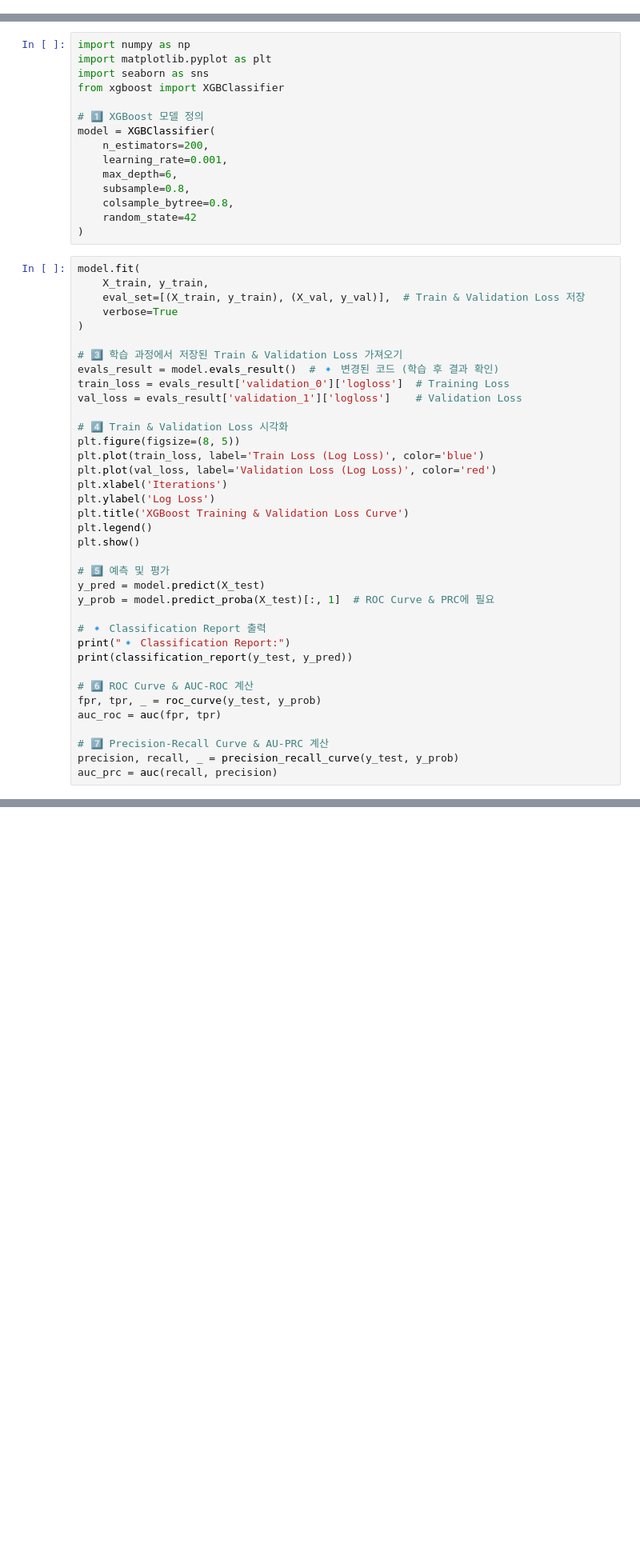
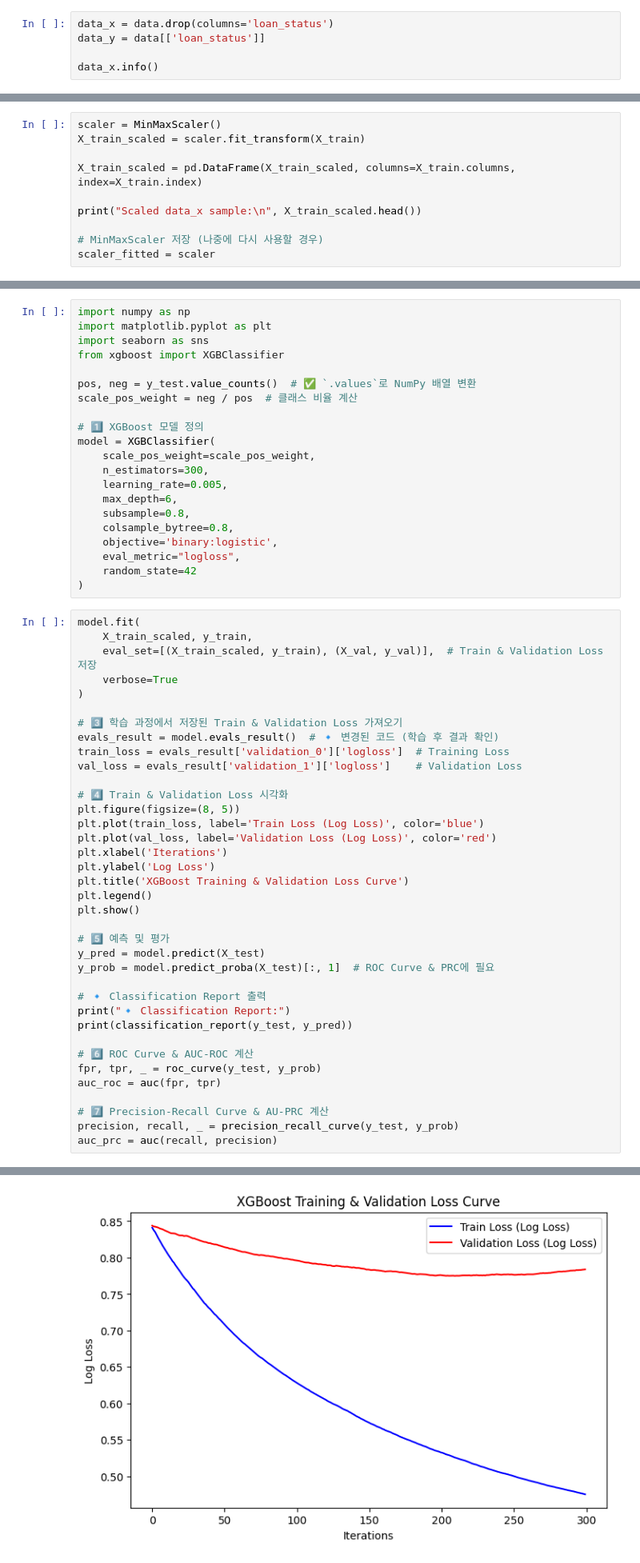
Before and after one commit to Seungminin/Data_Analysis_lending-club, a Jupyter notebook: Data_augmentation_SMOTENC.ipynb, the cells around one changed output, grey strips where cells are left out. Shown at 80% size. Drawn from its saved outputs; the diff is of its cells as text; blank space fills up the shorter version.

```diff
--- a/Data_augmentation_SMOTENC.ipynb
+++ b/Data_augmentation_SMOTENC.ipynb
@@ -84,0 +91,5 @@ The target feature : Index(['loan_status'], dtype='object')
+# %%
+data_x = data.drop(columns='loan_status')
+data_y = data[['loan_status']]
+
+data_x.info()
@@ -179,0 +454,10 @@ print(f"Test size: {X_test.shape[0]} samples ({X_test.shape[0]/len(augmentation_
+# %%
+scaler = MinMaxScaler()
+X_train_scaled = scaler.fit_transform(X_train)
+
+X_train_scaled = pd.DataFrame(X_train_scaled, columns=X_train.columns, index=X_train.index)
+
+print("Scaled data_x sample:\n", X_train_scaled.head())
+
+# MinMaxScaler 저장 (나중에 다시 사용할 경우)
+scaler_fitted = scaler
@@ -183,19 +498,25 @@ import matplotlib.pyplot as plt
 import seaborn as sns
 from xgboost import XGBClassifier
 
+pos, neg = y_test.value_counts()  # ✅ `.values`로 NumPy 배열 변환
+scale_pos_weight = neg / pos  # 클래스 비율 계산
+
 # 1️⃣ XGBoost 모델 정의
 model = XGBClassifier(
-    n_estimators=200,
-    learning_rate=0.001,
+    scale_pos_weight=scale_pos_weight,
+    n_estimators=300,
+    learning_rate=0.005,
     max_depth=6,
     subsample=0.8,
     colsample_bytree=0.8,
+    objective='binary:logistic',
+    eval_metric="logloss",
     random_state=42
 )
 # %%
 model.fit(
-    X_train, y_train,
-    eval_set=[(X_train, y_train), (X_val, y_val)],  # Train & Validation Loss 저장
+    X_train_scaled, y_train,
+    eval_set=[(X_train_scaled, y_train), (X_val, y_val)],  # Train & Validation Loss 저장
     verbose=True
 )
 
@@ -229,3 +550,4 @@ auc_roc = auc(fpr, tpr)
 # 7️⃣ Precision-Recall Curve & AU-PRC 계산
 precision, recall, _ = precision_recall_curve(y_test, y_prob)
 auc_prc = auc(recall, precision)
+# %% [output]
@@ -231,0 +571 @@ auc_prc = auc(recall, precision)
+[figure, added]
```
Also changed, not shown: parts of 26 cells of this notebook.
